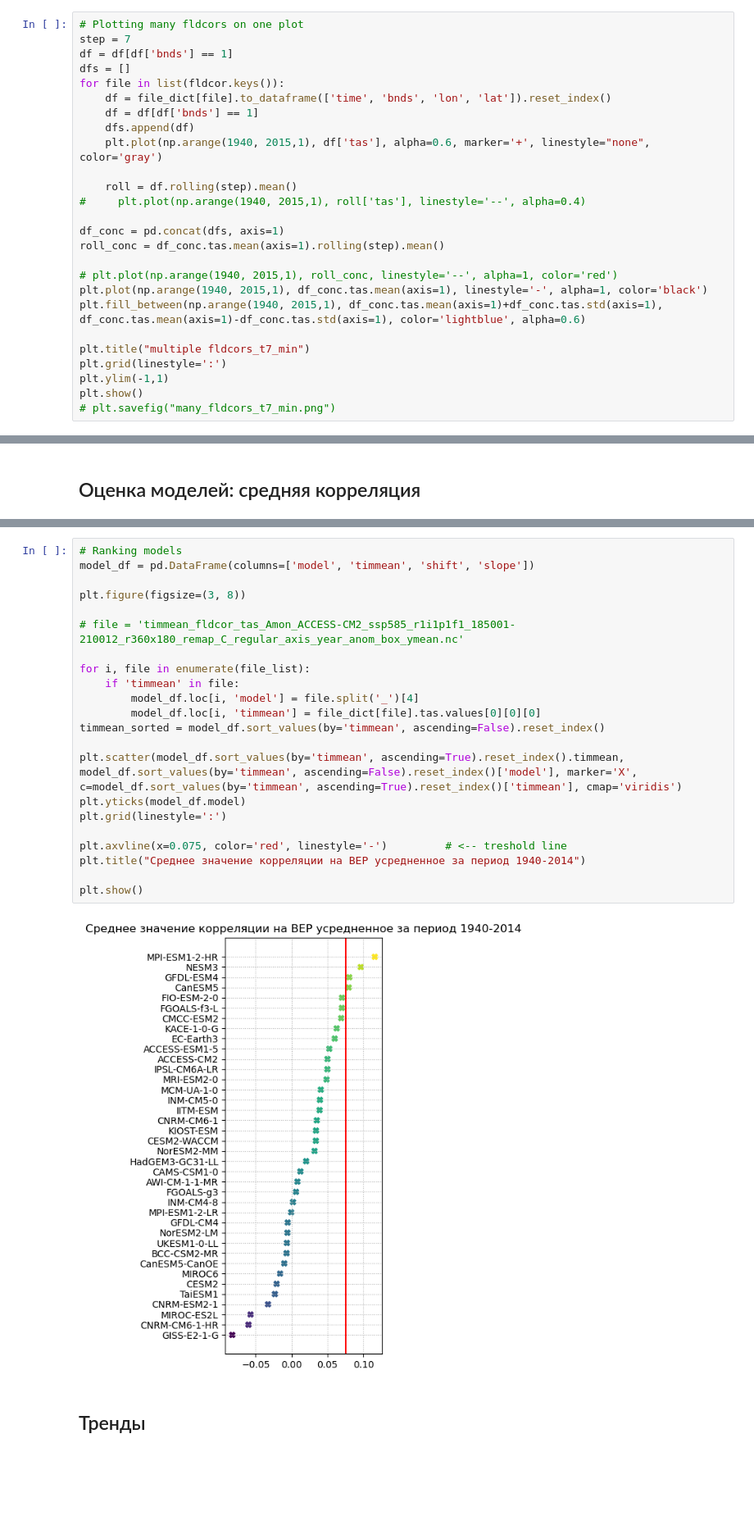
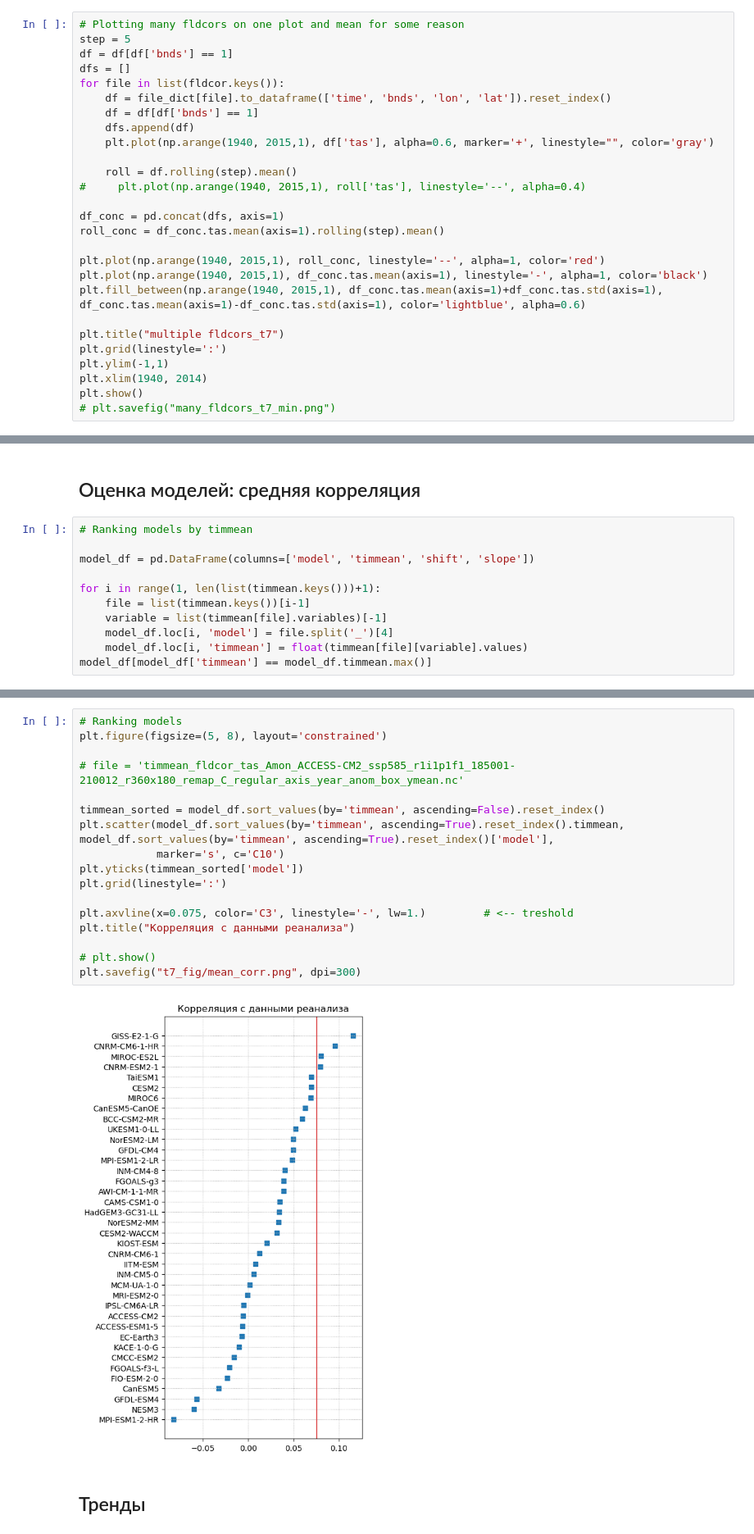
Before and after one commit to nslobodov/model_evaluation, a Jupyter notebook: scripts/how_to_plot.ipynb, the cells around one changed output, grey strips where cells are left out. Shown at 82% size. Saved outputs shown, nothing was run; the diff lists cells and outputs as text; blank space fills up the shorter version.

```diff
--- a/scripts/how_to_plot.ipynb
+++ b/scripts/how_to_plot.ipynb
@@ -237,13 +253,13 @@ data_plot ('fldcor', 'timmean', file_dict, 6, 3, "Изменения значе
 # %%
-# Plotting many fldcors on one plot
-step = 7
+# Plotting many fldcors on one plot and mean for some reason
+step = 5
 df = df[df['bnds'] == 1]
 dfs = []
 for file in list(fldcor.keys()):
     df = file_dict[file].to_dataframe(['time', 'bnds', 'lon', 'lat']).reset_index()
     df = df[df['bnds'] == 1]
     dfs.append(df)
-    plt.plot(np.arange(1940, 2015,1), df['tas'], alpha=0.6, marker='+', linestyle="none", color='gray')
+    plt.plot(np.arange(1940, 2015,1), df['tas'], alpha=0.6, marker='+', linestyle="", color='gray')
 
     roll = df.rolling(step).mean()
 #     plt.plot(np.arange(1940, 2015,1), roll['tas'], linestyle='--', alpha=0.4)
@@ -251,13 +267,14 @@ for file in list(fldcor.keys()):
 df_conc = pd.concat(dfs, axis=1)
 roll_conc = df_conc.tas.mean(axis=1).rolling(step).mean()
 
-# plt.plot(np.arange(1940, 2015,1), roll_conc, linestyle='--', alpha=1, color='red')
+plt.plot(np.arange(1940, 2015,1), roll_conc, linestyle='--', alpha=1, color='red')
 plt.plot(np.arange(1940, 2015,1), df_conc.tas.mean(axis=1), linestyle='-', alpha=1, color='black')
 plt.fill_between(np.arange(1940, 2015,1), df_conc.tas.mean(axis=1)+df_conc.tas.std(axis=1), df_conc.tas.mean(axis=1)-df_conc.tas.std(axis=1), color='lightblue', alpha=0.6)
 
-plt.title("multiple fldcors_t7_min")
+plt.title("multiple fldcors_t7")
 plt.grid(linestyle=':')
 plt.ylim(-1,1)
+plt.xlim(1940, 2014)
 plt.show()
 # plt.savefig("many_fldcors_t7_min.png")
 # %% [output]
@@ -265,2 +282,13 @@ plt.show()
 # %% [markdown]
 ## Оценка моделей: средняя корреляция
+# %%
+# Ranking models by timmean
+
+model_df = pd.DataFrame(columns=['model', 'timmean', 'shift', 'slope'])
+
+for i in range(1, len(list(timmean.keys()))+1):
+    file = list(timmean.keys())[i-1]
+    variable = list(timmean[file].variables)[-1]
+    model_df.loc[i, 'model'] = file.split('_')[4]
+    model_df.loc[i, 'timmean'] = float(timmean[file][variable].values)
+model_df[model_df['timmean'] == model_df.timmean.max()]
@@ -267,27 +298,22 @@ plt.show()
 # %%
 # Ranking models
-model_df = pd.DataFrame(columns=['model', 'timmean', 'shift', 'slope'])
-
-plt.figure(figsize=(3, 8))
+plt.figure(figsize=(5, 8), layout='constrained')
 
 # file = 'timmean_fldcor_tas_Amon_ACCESS-CM2_ssp585_r1i1p1f1_185001-210012_r360x180_remap_C_regular_axis_year_anom_box_ymean.nc'
 
-for i, file in enumerate(file_list):
-    if 'timmean' in file:
-        model_df.loc[i, 'model'] = file.split('_')[4]
-        model_df.loc[i, 'timmean'] = file_dict[file].tas.values[0][0][0]
 timmean_sorted = model_df.sort_values(by='timmean', ascending=False).reset_index()
-
-plt.scatter(model_df.sort_values(by='timmean', ascending=True).reset_index().timmean, model_df.sort_values(by='timmean', ascending=False).reset_index()['model'], marker='X', c=model_df.sort_values(by='timmean', ascending=True).reset_index()['timmean'], cmap='viridis')
-plt.yticks(model_df.model)
+plt.scatter(model_df.sort_values(by='timmean', ascending=True).reset_index().timmean, model_df.sort_values(by='timmean', ascending=True).reset_index()['model'],
+            marker='s', c='C10')
+plt.yticks(timmean_sorted['model'])
 plt.grid(linestyle=':')
 
-plt.axvline(x=0.075, color='red', linestyle='-')         # <-- treshold line
-plt.title("Среднее значение корреляции на ВЕР усредненное за период 1940-2014")
+plt.axvline(x=0.075, color='C3', linestyle='-', lw=1.)         # <-- treshold
+plt.title("Корреляция с данными реанализа")
 
-plt.show()
+# plt.show()
+plt.savefig("t7_fig/mean_corr.png", dpi=300)
 # %% [output]
-[figure, old version]
+[figure, new version]
 # %% [markdown]
 ## Тренды
 # %%
```
Also changed, not shown: parts of 28 cells of this notebook, 7 other files.
